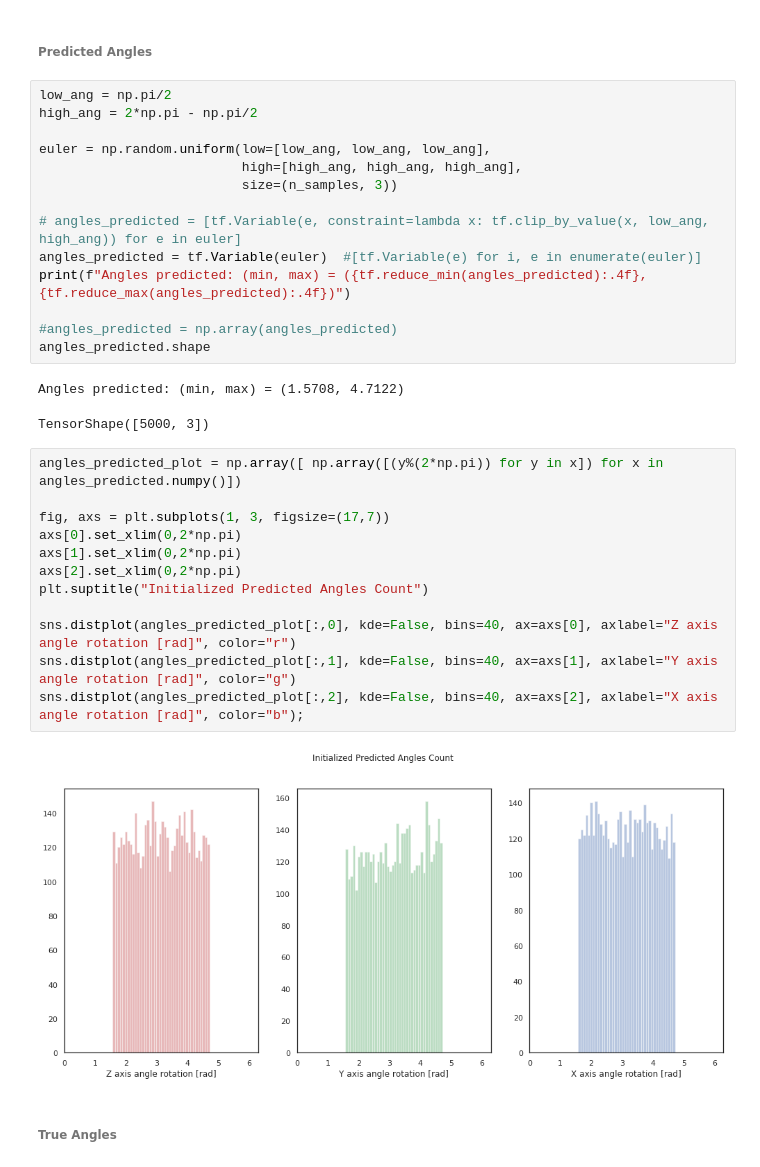
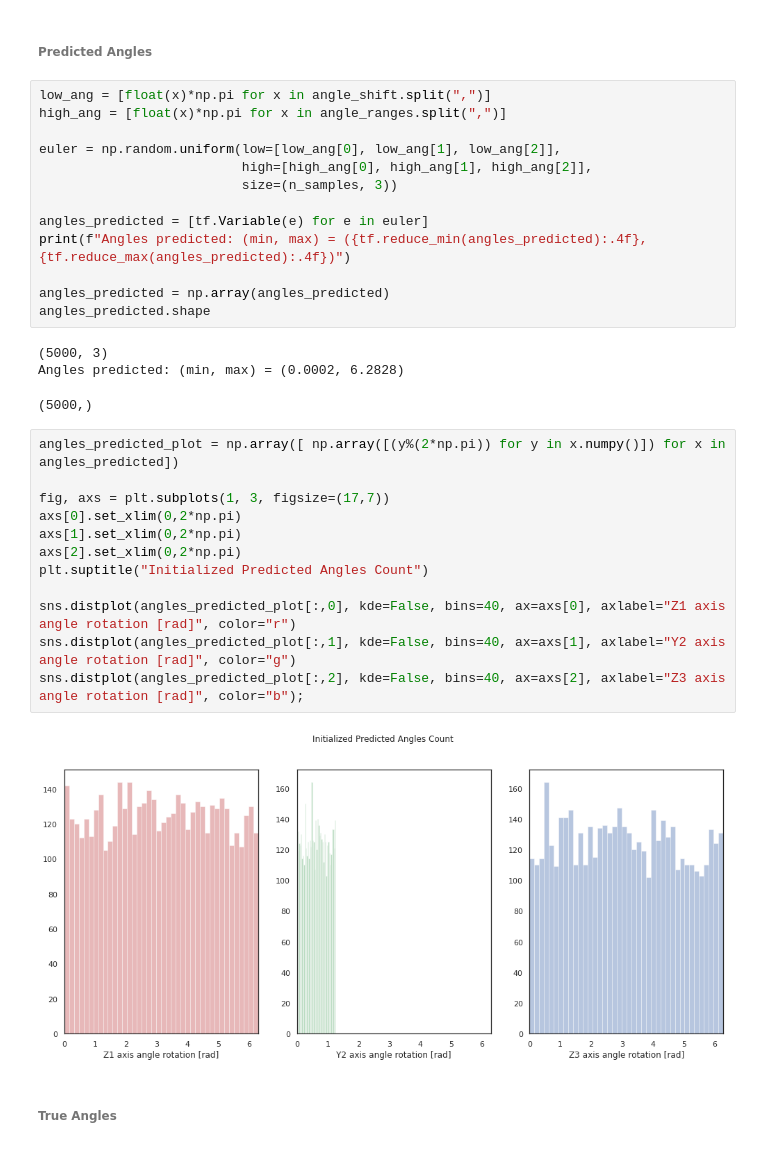
Before and after one commit to JelenaBanjac/protein-reconstruction, a Jupyter notebook: notebooks/bgal_optimization_predicted_angle_and_true_angle.ipynb, the cells around one changed output. Saved outputs shown, nothing was run; the diff lists cells and outputs as text.

```diff
--- a/notebooks/bgal_optimization_predicted_angle_and_true_angle.ipynb
+++ b/notebooks/bgal_optimization_predicted_angle_and_true_angle.ipynb
@@ -72,36 +84,36 @@ VBox(children=(Figure(camera=PerspectiveCamera(fov=46.0, position=(0.0, 0.0, 2.0
 # %% [markdown]
 ###### Predicted Angles
 # %%
-low_ang = np.pi/2
-high_ang = 2*np.pi - np.pi/2
+low_ang = [float(x)*np.pi for x in angle_shift.split(",")]
+high_ang = [float(x)*np.pi for x in angle_ranges.split(",")]
 
-euler = np.random.uniform(low=[low_ang, low_ang, low_ang],
-                          high=[high_ang, high_ang, high_ang],
+euler = np.random.uniform(low=[low_ang[0], low_ang[1], low_ang[2]],
+                          high=[high_ang[0], high_ang[1], high_ang[2]],
                           size=(n_samples, 3))
 
-# angles_predicted = [tf.Variable(e, constraint=lambda x: tf.clip_by_value(x, low_ang, high_ang)) for e in euler]
-angles_predicted = tf.Variable(euler)  #[tf.Variable(e) for i, e in enumerate(euler)]
+angles_predicted = [tf.Variable(e) for e in euler]
 print(f"Angles predicted: (min, max) = ({tf.reduce_min(angles_predicted):.4f}, {tf.reduce_max(angles_predicted):.4f})")
 
-#angles_predicted = np.array(angles_predicted)
+angles_predicted = np.array(angles_predicted)
 angles_predicted.shape
 # %% [output]
-Angles predicted: (min, max) = (1.5708, 4.7122)
+(5000, 3)
+Angles predicted: (min, max) = (0.0002, 6.2828)
-TensorShape([5000, 3])
+(5000,)
 # %%
-angles_predicted_plot = np.array([ np.array([(y%(2*np.pi)) for y in x]) for x in angles_predicted.numpy()])
+angles_predicted_plot = np.array([ np.array([(y%(2*np.pi)) for y in x.numpy()]) for x in angles_predicted])
 
 fig, axs = plt.subplots(1, 3, figsize=(17,7))
 axs[0].set_xlim(0,2*np.pi)
 axs[1].set_xlim(0,2*np.pi)
 axs[2].set_xlim(0,2*np.pi)
 plt.suptitle("Initialized Predicted Angles Count")
 
-sns.distplot(angles_predicted_plot[:,0], kde=False, bins=40, ax=axs[0], axlabel="Z axis angle rotation [rad]", color="r")
-sns.distplot(angles_predicted_plot[:,1], kde=False, bins=40, ax=axs[1], axlabel="Y axis angle rotation [rad]", color="g")
-sns.distplot(angles_predicted_plot[:,2], kde=False, bins=40, ax=axs[2], axlabel="X axis angle rotation [rad]", color="b");
+sns.distplot(angles_predicted_plot[:,0], kde=False, bins=40, ax=axs[0], axlabel="Z1 axis angle rotation [rad]", color="r")
+sns.distplot(angles_predicted_plot[:,1], kde=False, bins=40, ax=axs[1], axlabel="Y2 axis angle rotation [rad]", color="g")
+sns.distplot(angles_predicted_plot[:,2], kde=False, bins=40, ax=axs[2], axlabel="Z3 axis angle rotation [rad]", color="b");
 # %% [output]
-[figure, old version]
+[figure, new version]
 # %% [markdown]
 ###### True Angles
 # %%
```
Also changed, not shown: parts of 20 cells of this notebook, 7 other files.
